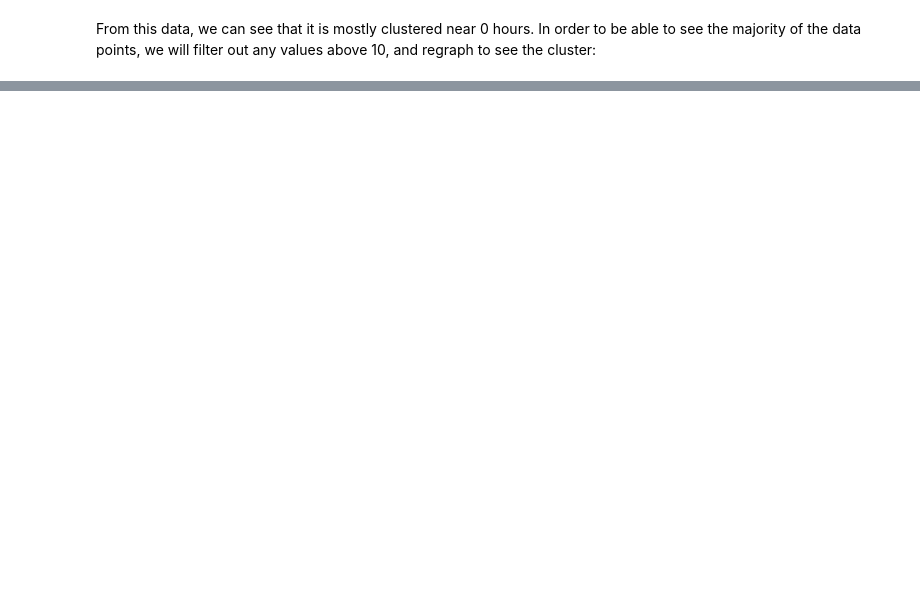
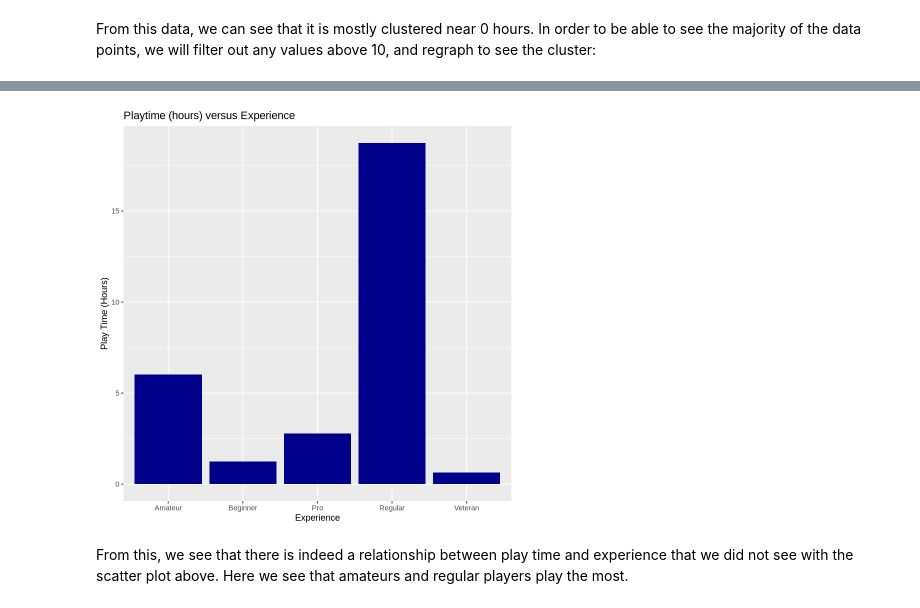
Before and after one commit to Dinglebergle/DSCI100_IndividualPlanningReport, a Jupyter notebook: IndividualReport.ipynb, the cells around one changed output, grey strips where cells are left out. Cells and saved outputs as stored; diff of their text form; code cells hidden in the pictures; blank space fills up the shorter version.

```diff
--- a/IndividualReport.ipynb
+++ b/IndividualReport.ipynb
@@ -124,0 +151,5 @@ Next we will visualize some of the non-numeric data.
+# %%
+#removing Age:
+data_qualitative <- cleaned_data |>
+    select(-age)
+data_qualitative
@@ -124,0 +167,14 @@ Next we will visualize some of the non-numeric data.
+# %%
+#experience vs avg played hours
+play_time_v_experience <- data_qualitative |>
+    select(experience, played_hours) |>
+    group_by(experience) |>
+    summarize(played_hours = mean(played_hours)) |>
+    ggplot(aes(x = experience, y = played_hours)) +
+        geom_bar(stat='identity', fill="dark blue") +
+        labs(title = "Playtime (hours) versus Experience", x = "Experience", y = "Play Time (Hours)")
+play_time_v_experience
+# %% [output]
+[figure, added]
+# %% [markdown]
+From this, we see that there is indeed a relationship between play time and experience that we did not see with the scatter plot above. Here we see that amateurs and regular players play the most.
```
Also changed, not shown: parts of 15 cells of this notebook.
